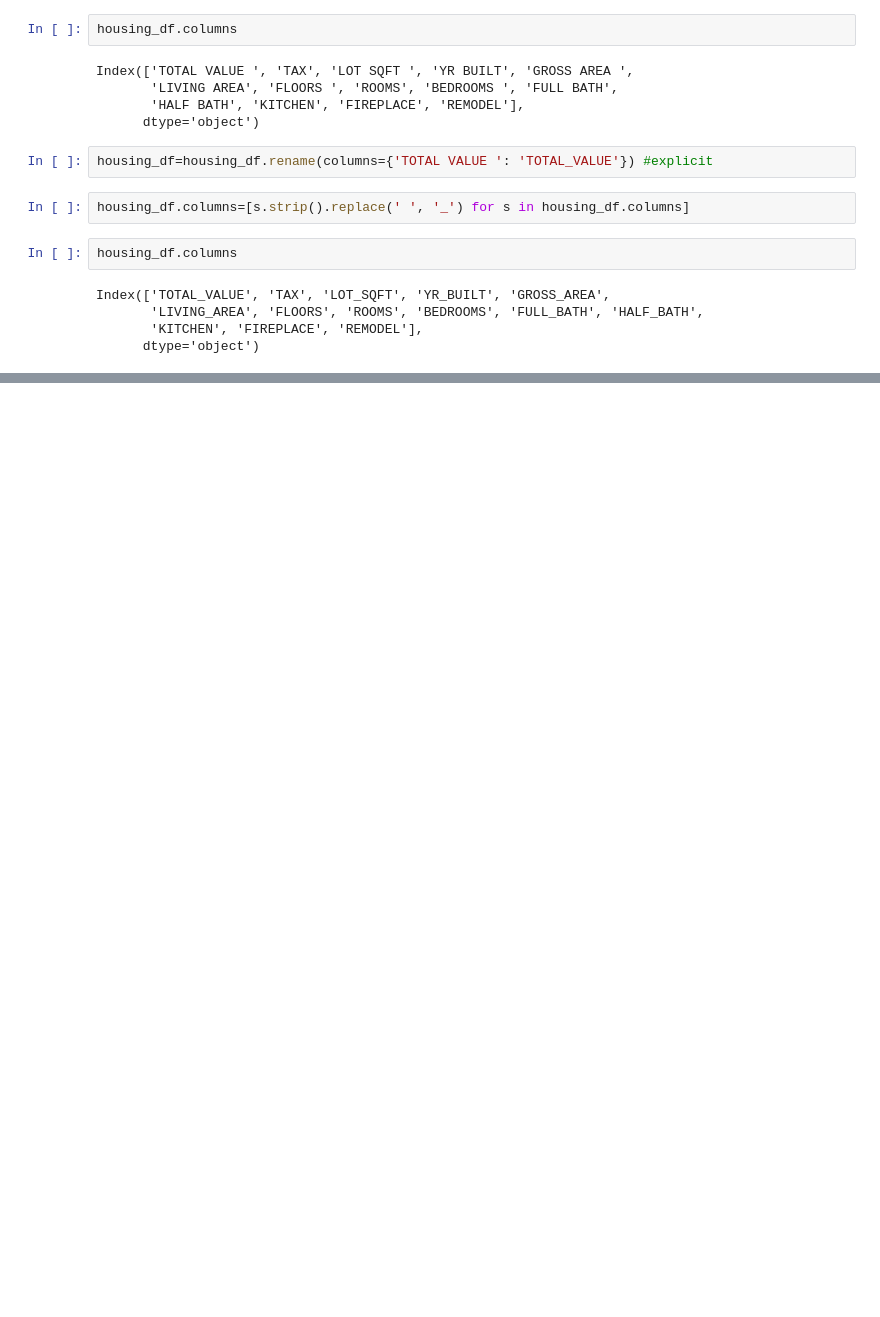
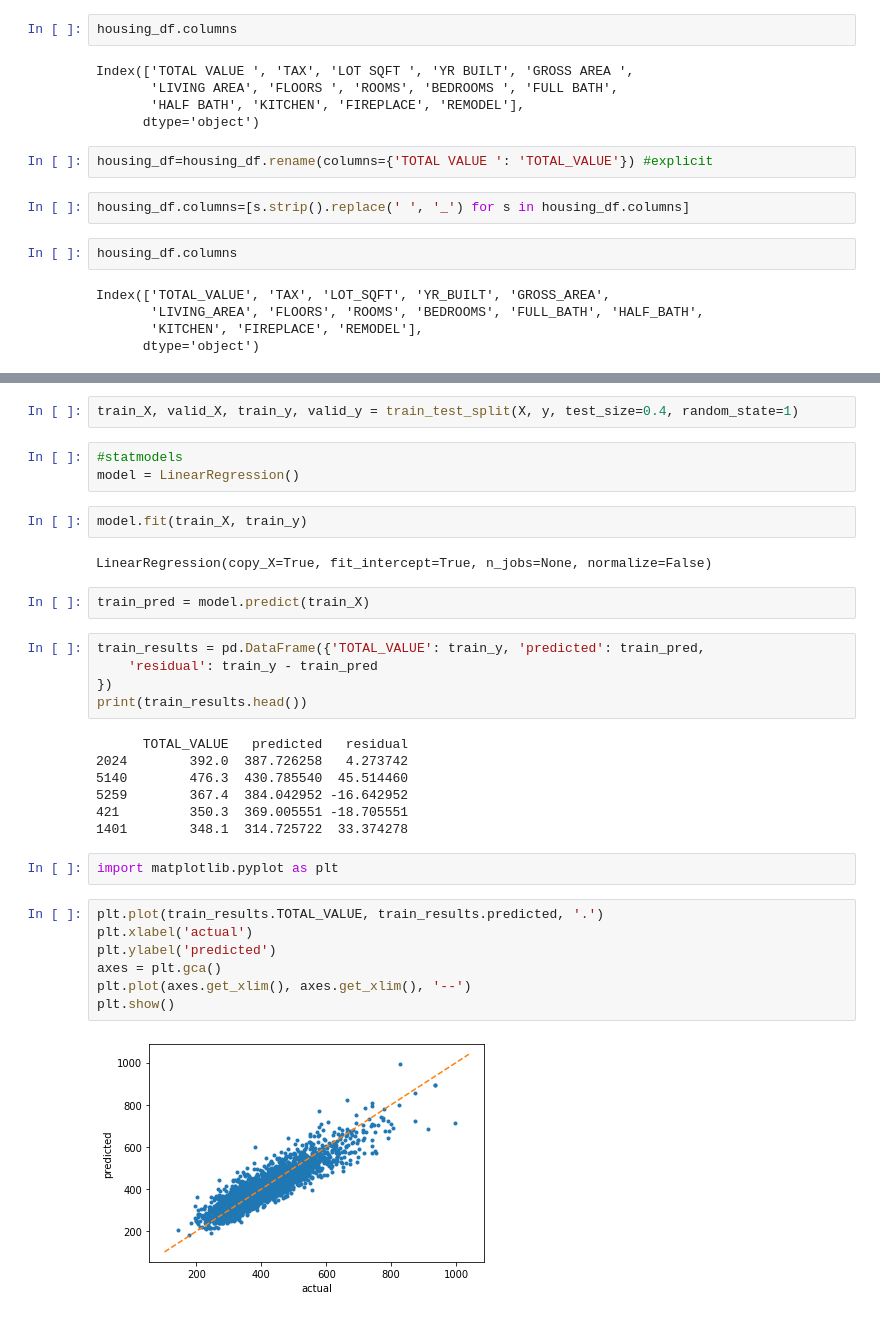
Before and after one commit to azamat-afk/git_lesson, a Jupyter notebook: src/WestRoxburry.ipynb, the cells around one changed output, grey strips where cells are left out. Saved outputs shown, nothing was run; the diff lists cells and outputs as text; blank space fills up the shorter version.

```diff
--- a/src/WestRoxburry.ipynb
+++ b/src/WestRoxburry.ipynb
@@ -99,0 +446,34 @@ housing_df.iloc[0:4]
+# %%
+train_X, valid_X, train_y, valid_y = train_test_split(X, y, test_size=0.4, random_state=1)
+# %%
+#statmodels
+model = LinearRegression()
+# %%
+model.fit(train_X, train_y)
+# %% [output]
+LinearRegression(copy_X=True, fit_intercept=True, n_jobs=None, normalize=False)
+# %%
+train_pred = model.predict(train_X)
+# %%
+train_results = pd.DataFrame({'TOTAL_VALUE': train_y, 'predicted': train_pred,
+    'residual': train_y - train_pred
+})
+print(train_results.head())
+# %% [output]
+      TOTAL_VALUE   predicted   residual
+2024        392.0  387.726258   4.273742
+5140        476.3  430.785540  45.514460
+5259        367.4  384.042952 -16.642952
+421         350.3  369.005551 -18.705551
+1401        348.1  314.725722  33.374278
+# %%
+import matplotlib.pyplot as plt
+# %%
+plt.plot(train_results.TOTAL_VALUE, train_results.predicted, '.')
+plt.xlabel('actual')
+plt.ylabel('predicted')
+axes = plt.gca()
+plt.plot(axes.get_xlim(), axes.get_xlim(), '--')
+plt.show()
+# %% [output]
+[figure, added]
```
Also changed, not shown: parts of 76 cells of this notebook, 1 other file.
